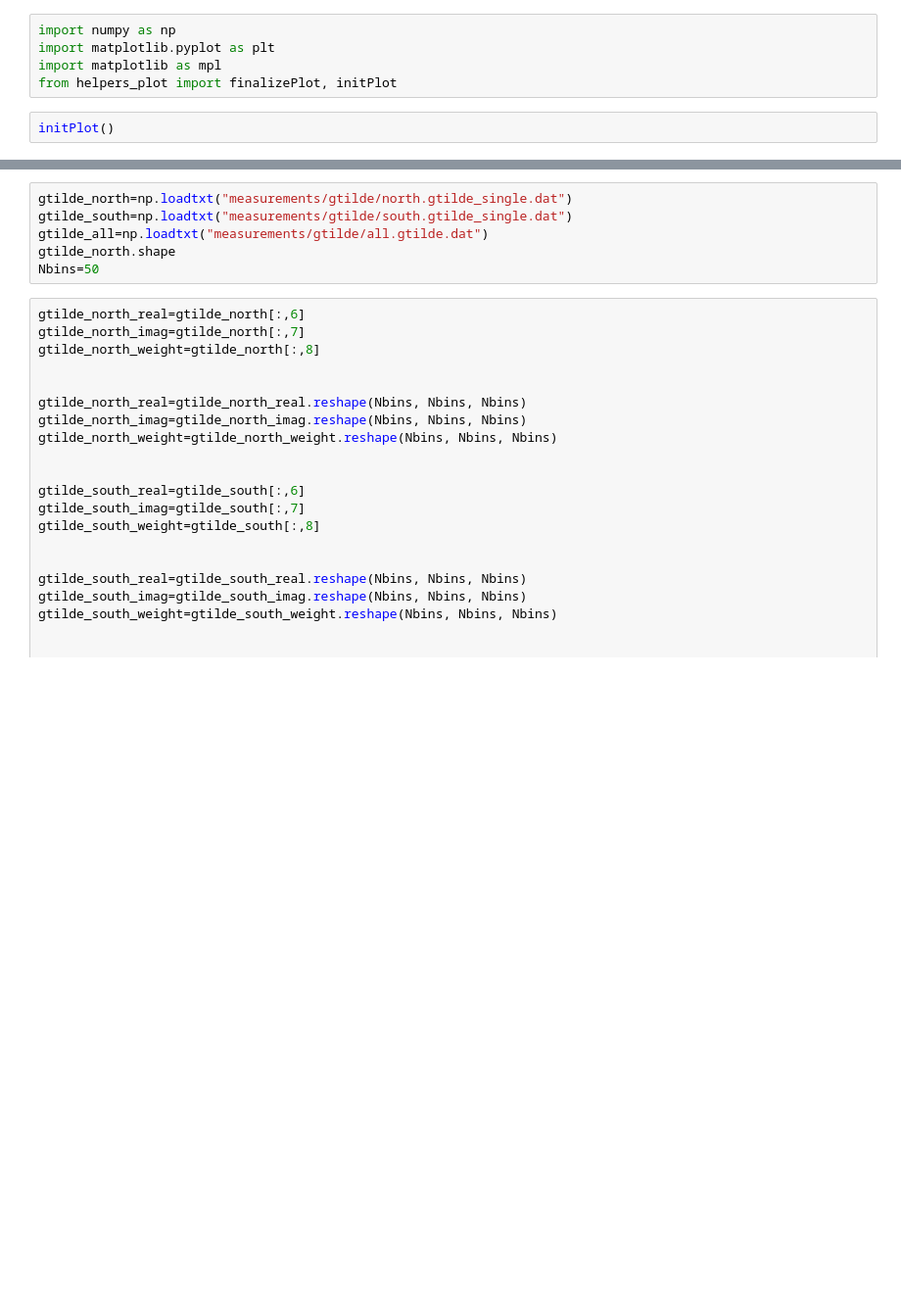
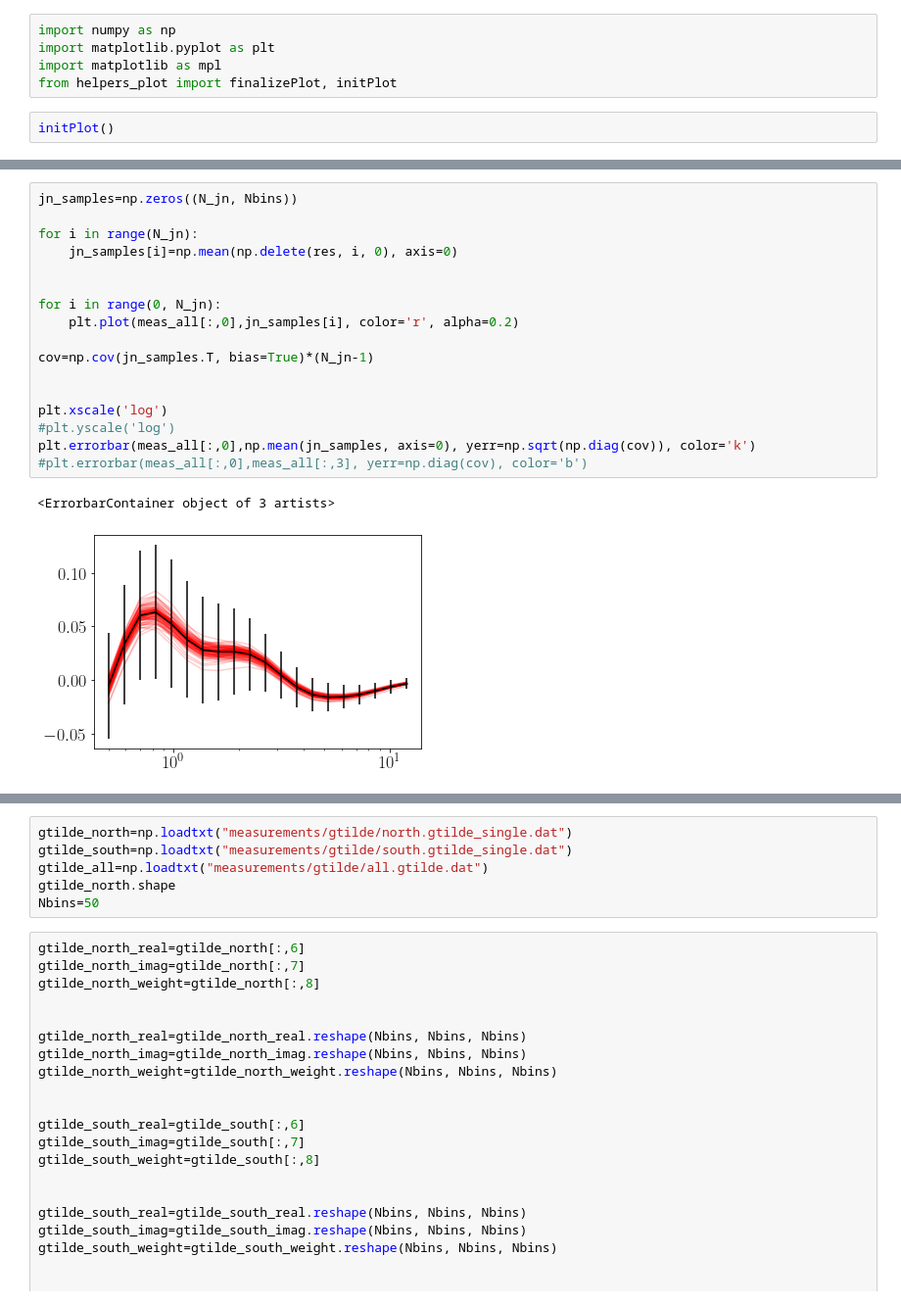
Before and after one commit to llinke1/G3LConGPU, a Jupyter notebook: LowZ/test.ipynb, the cells around one changed output, grey strips where cells are left out. Shown: that part at 98% size. Saved outputs shown, nothing was run; the diff lists cells and outputs as text; blank space fills up the shorter version.

```diff
--- a/LowZ/test.ipynb
+++ b/LowZ/test.ipynb
@@ -7,0 +36,20 @@ initPlot()
+# %%
+jn_samples=np.zeros((N_jn, Nbins))
+
+for i in range(N_jn):
+    jn_samples[i]=np.mean(np.delete(res, i, 0), axis=0)
+
+
+for i in range(0, N_jn):
+    plt.plot(meas_all[:,0],jn_samples[i], color='r', alpha=0.2)
+
+cov=np.cov(jn_samples.T, bias=True)*(N_jn-1)
+
+
+plt.xscale('log')
+#plt.yscale('log')
+plt.errorbar(meas_all[:,0],np.mean(jn_samples, axis=0), yerr=np.sqrt(np.diag(cov)), color='k')
+#plt.errorbar(meas_all[:,0],meas_all[:,3], yerr=np.diag(cov), color='b')
+# %% [output]
+<ErrorbarContainer object of 3 artists>
+[figure, added]
```
Also changed, not shown: parts of 8 cells of this notebook.
